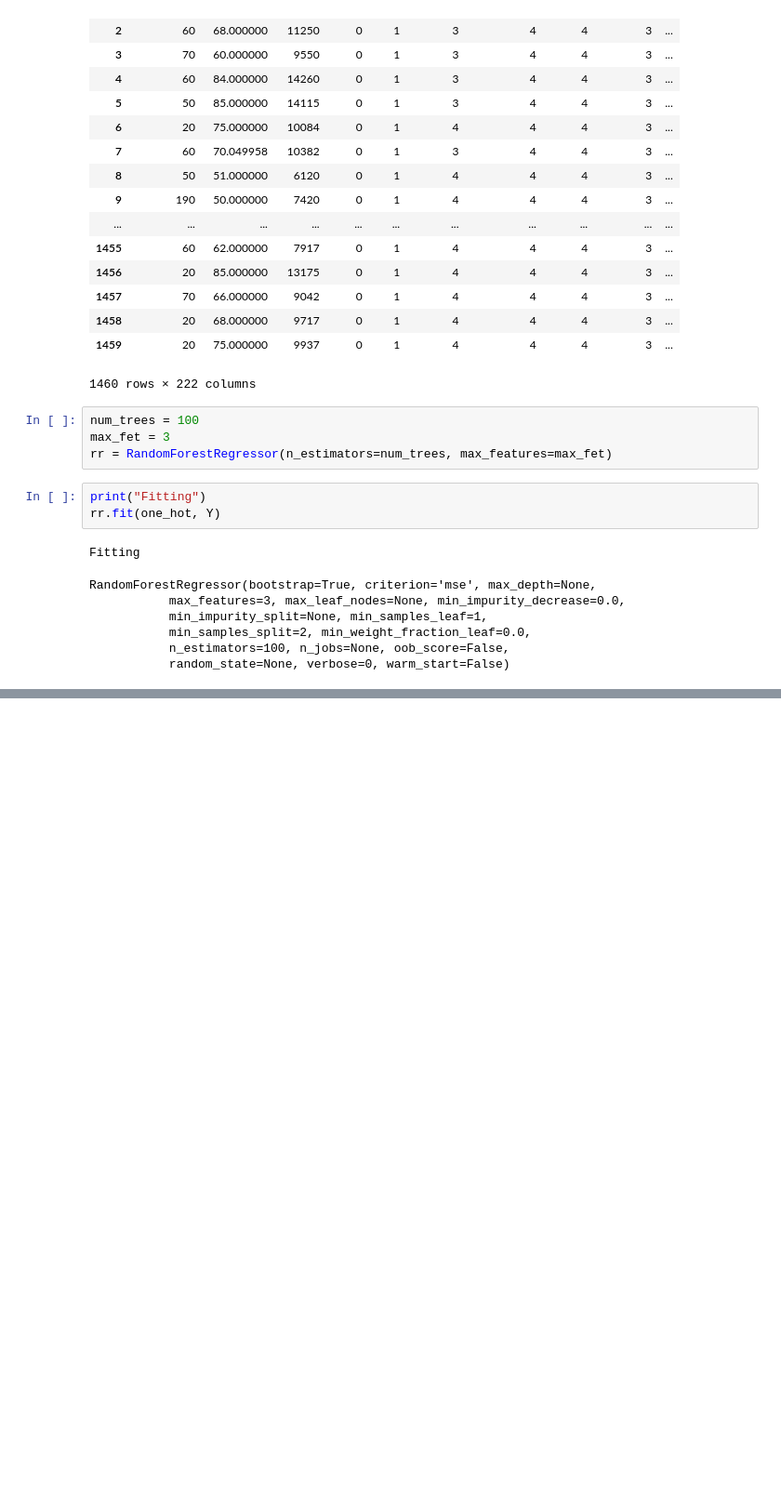
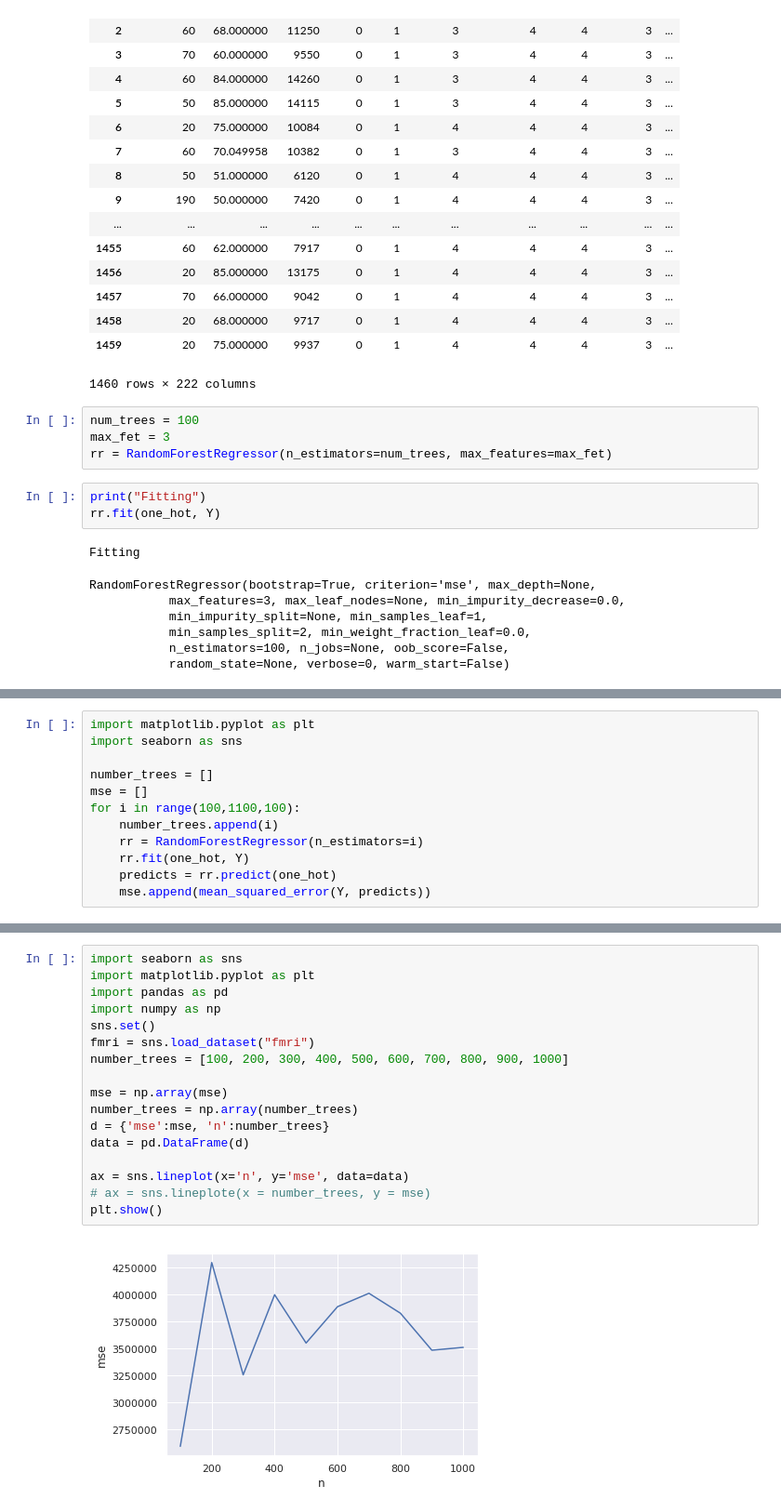
Before and after one commit to kakashihatakae/Data-science, a Jupyter notebook: housing_prices/housing_data.ipynb, the cells around one changed output, grey strips where cells are left out. Shown at 93% size. Drawn from its saved outputs; the diff is of its cells as text; blank space fills up the shorter version.

```diff
--- a/housing_prices/housing_data.ipynb
+++ b/housing_prices/housing_data.ipynb
@@ -261,0 +244,12 @@ rmse :  12158.70423846982
+# %%
+import matplotlib.pyplot as plt
+import seaborn as sns
+
+number_trees = []
+mse = []
+for i in range(100,1100,100):
+    number_trees.append(i)
+    rr = RandomForestRegressor(n_estimators=i)
+    rr.fit(one_hot, Y)
+    predicts = rr.predict(one_hot)
+    mse.append(mean_squared_error(Y, predicts))
@@ -261,0 +262,19 @@ rmse :  12158.70423846982
+# %%
+import seaborn as sns
+import matplotlib.pyplot as plt
+import pandas as pd
+import numpy as np
+sns.set()
+fmri = sns.load_dataset("fmri")
+number_trees = [100, 200, 300, 400, 500, 600, 700, 800, 900, 1000]
+
+mse = np.array(mse)
+number_trees = np.array(number_trees)
+d = {'mse':mse, 'n':number_trees}
+data = pd.DataFrame(d)
+
+ax = sns.lineplot(x='n', y='mse', data=data)
+# ax = sns.lineplote(x = number_trees, y = mse)
+plt.show()
+# %% [output]
+[figure, added]
```
Also changed, not shown: parts of 6 cells of this notebook.
